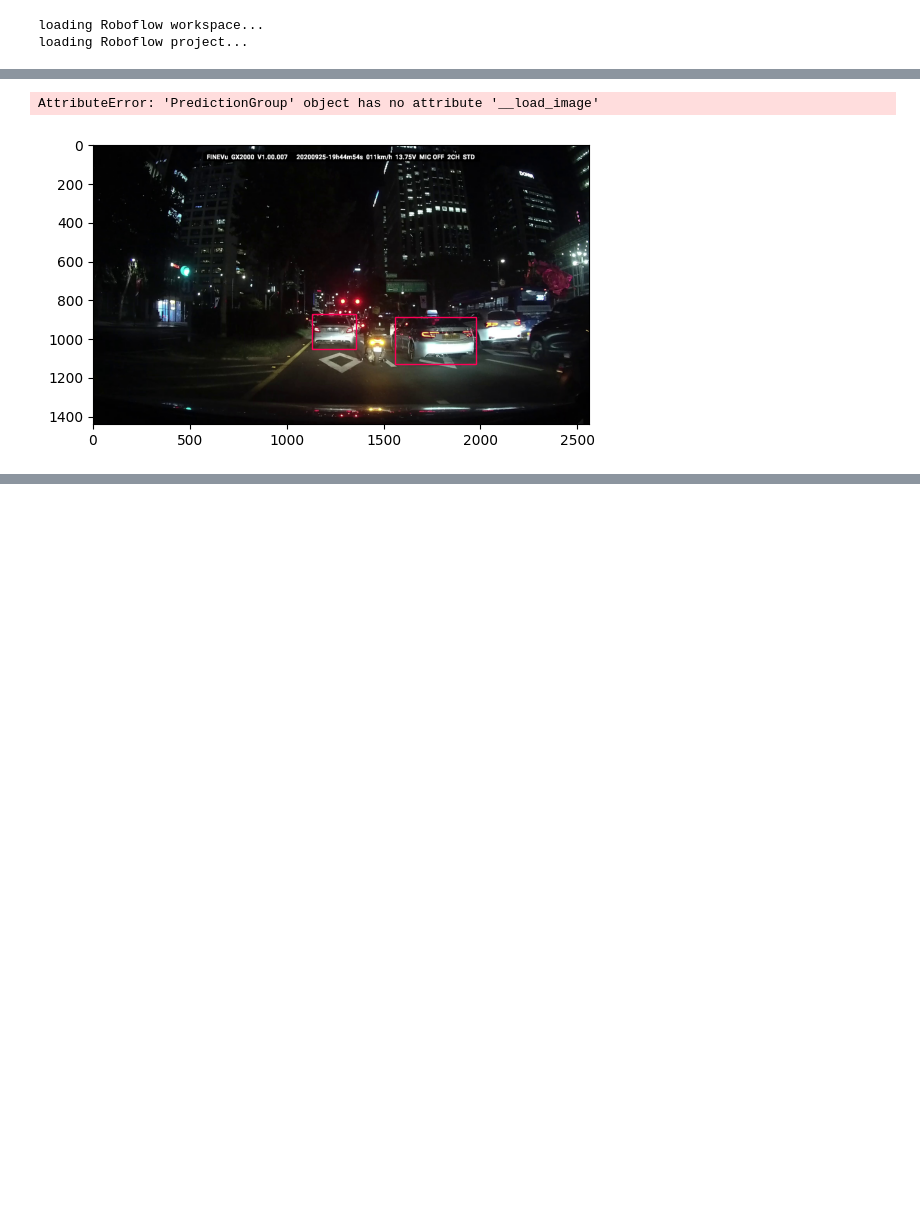
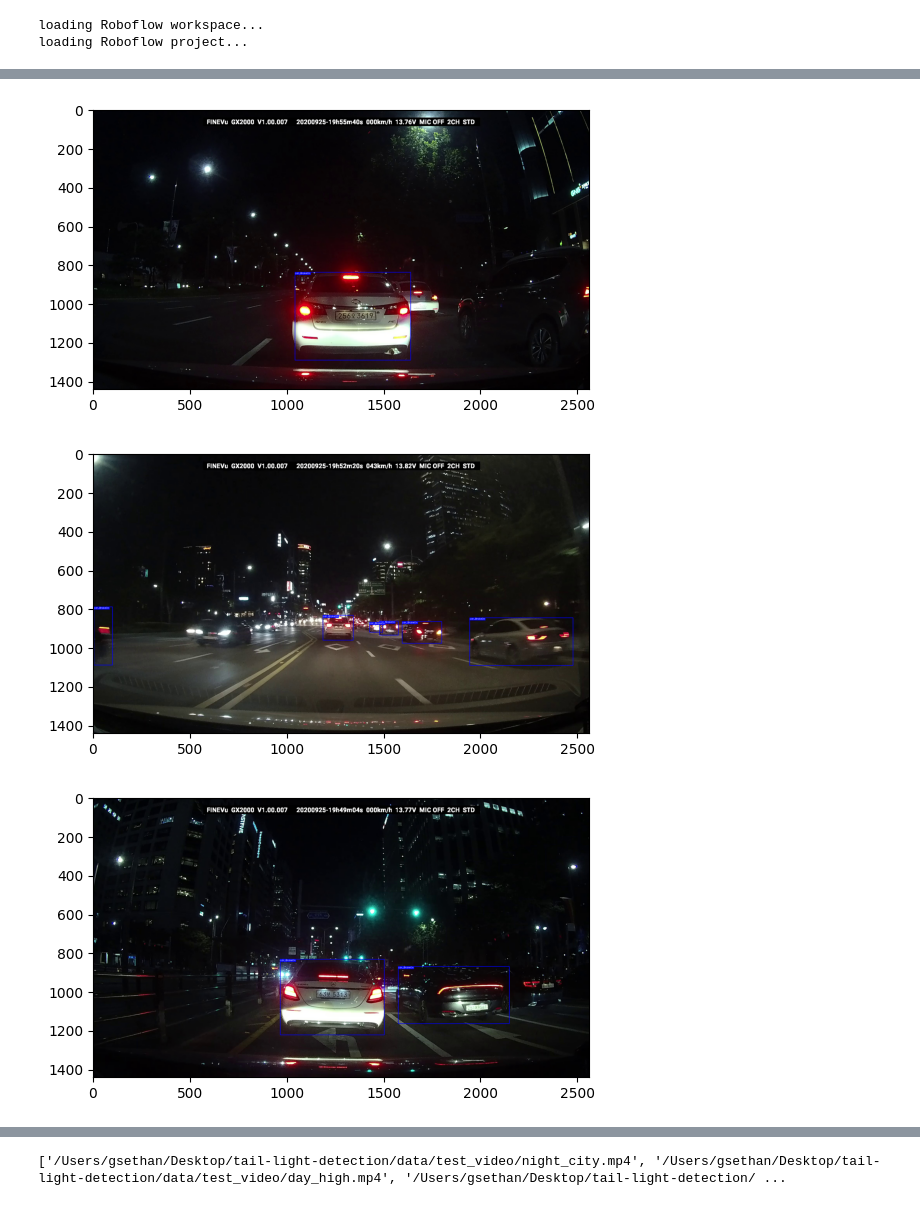
Before and after one commit to gsethan17/one-stage-brake-light-status-detection, a Jupyter notebook: Untitled.ipynb, the cells around one changed output, grey strips where cells are left out. Drawn from its saved outputs; the diff is of its cells as text; code cells hidden in the pictures; blank space fills up the shorter version.

```diff
--- a/Untitled.ipynb
+++ b/Untitled.ipynb
@@ -27,10 +55,0 @@ Exception: No webcam available at webcam_id 1
-# %%
-prediction = model.predict(sample_img_path, confidence=40, overlap=30)
-# %%
-image = prediction.__load_image()
-# %% [output]
-AttributeError: 'PredictionGroup' object has no attribute '__load_image'
-# %%
-prediction.plot()
-# %% [output]
-[figure, removed]
@@ -85,0 +56,13 @@ def ff(img_path, model):
+# %%
+import matplotlib.pyplot as plt
+import cv2
+for path in sample_img_paths:
+    prediction = model.predict(path, confidence=40, overlap=30)
+    img = prediction.draw()
+    img = cv2.cvtColor(img, cv2.COLOR_BGR2RGB)
+    plt.imshow(img)
+    plt.show()
+# %% [output]
+[figure, added]
+[figure, added]
+[figure, added]
@@ -85,0 +70,7 @@ def ff(img_path, model):
+# %%
+
+sample_video_paths = glob(os.path.join(os.getcwd(), 'data', 'test_video', '*.mp4'))
+print(sample_video_paths)
+cap = cv2.VideoCapture(sample_video_paths[0])
+# %% [output]
+['/Users/gsethan/Desktop/tail-light-detection/data/test_video/night_city.mp4', '/Users/gsethan/Desktop/tail-light-detection/data/test_video/day_high.mp4', '/Users/gsethan/Desktop/tail-light-detection/ ...
```
Also changed, not shown: parts of 8 cells of this notebook, 37 other files.
